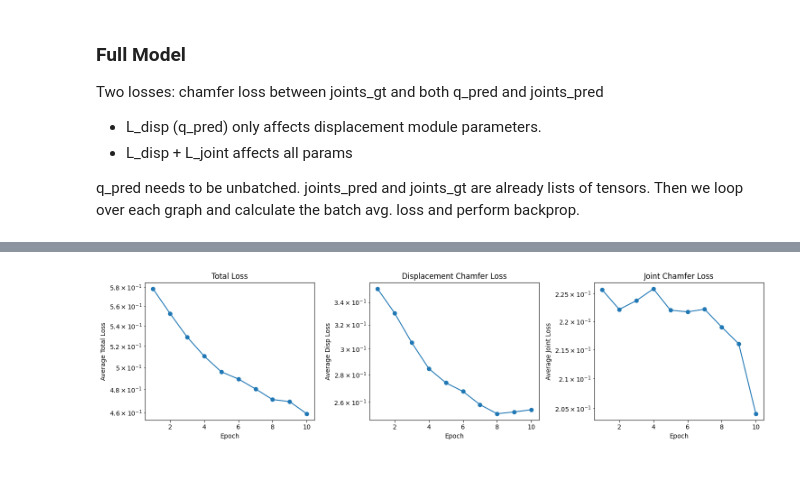
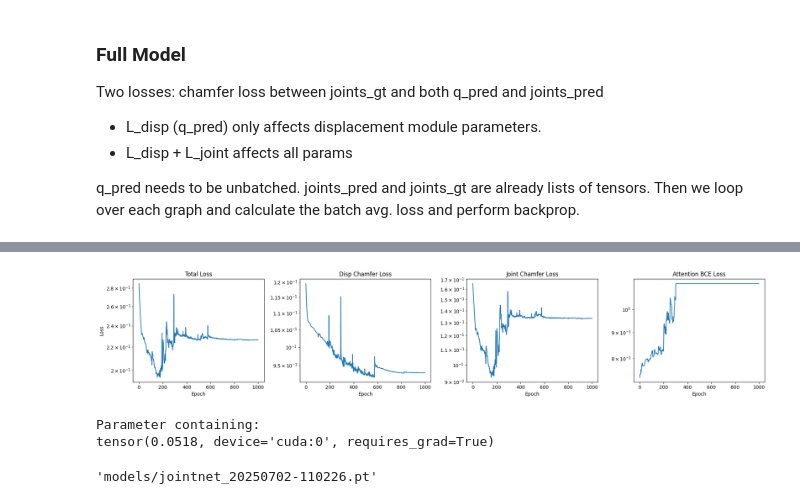
Before and after one commit to govindjoshi12/rignet-gj, a Jupyter notebook: notebooks/batched_overfit.ipynb, the cells around one changed output, grey strips where cells are left out. Drawn from its saved outputs; the diff is of its cells as text; code cells hidden in the pictures; blank space fills up the shorter version.

Commit message:
trained full jointnet and added model for evaluation

```diff
--- a/notebooks/batched_overfit.ipynb
+++ b/notebooks/batched_overfit.ipynb
@@ -400,3 +392,7 @@ def combined_displacement_joint_chamfer_loss(
     L_disp_avg  = torch.stack(disp_losses).mean()
     L_joint_avg = torch.stack(joint_losses).mean()
     return L_disp_avg, L_joint_avg
+# %%
+model = JointNet()
+pretrain_attn_model_path = 'models/attn_module_20250702-030900.pt'
+model.attn_head.load_state_dict(torch.load(pretrain_attn_model_path))
@@ -403,7 +401,13 @@ def combined_displacement_joint_chamfer_loss(
 # %%
-model.to(device)
-lr = 1e-4
-wd = 1e-5
-epochs = 10
+epochs = 1000
+lr=5e-5
+wd = 1e-6
 optimizer = torch.optim.AdamW(model.parameters(), lr=lr, weight_decay=wd)
+scheduler = torch.optim.lr_scheduler.OneCycleLR(
+    optimizer,
+    max_lr=5e-5,
+    total_steps=epochs
+)
+pos_cls_weight = torch.tensor((1 - POS_ATTN_AVG) / POS_ATTN_AVG).to(device)
+attn_criterion = nn.BCEWithLogitsLoss(pos_weight=pos_cls_weight)
 # %%
@@ -469,27 +477,29 @@ for epoch in range(1, epochs+1):
 # %%
-epochs_range = range(1, epochs+1)
-
-# Create a single figure with 3 subplots side by side
-fig, axes = plt.subplots(nrows=1, ncols=3, figsize=(15, 4), tight_layout=True)
+# --- Plot all four curves side by side ---
+epochs_range = range(epochs)
+fig, axes = plt.subplots(ncols=4, figsize=(20,4), tight_layout=True)
 
 # Total loss
-axes[0].semilogy(epochs_range, total_loss_history, marker='o')
+axes[0].semilogy(epochs_range, total_loss_hist)
 axes[0].set_title("Total Loss")
 axes[0].set_xlabel("Epoch")
-axes[0].set_ylabel("Average Total Loss")
+axes[0].set_ylabel("Loss")
 
 # Displacement loss
-axes[1].semilogy(epochs_range, disp_loss_history, marker='o')
-axes[1].set_title("Displacement Chamfer Loss")
+axes[1].semilogy(epochs_range, disp_loss_hist)
+axes[1].set_title("Disp Chamfer Loss")
 axes[1].set_xlabel("Epoch")
-axes[1].set_ylabel("Average Disp Loss")
 
-# Joint loss
-axes[2].semilogy(epochs_range, joint_loss_history, marker='o')
+# Joint prediction loss
+axes[2].semilogy(epochs_range, joint_loss_hist)
 axes[2].set_title("Joint Chamfer Loss")
 axes[2].set_xlabel("Epoch")
-axes[2].set_ylabel("Average Joint Loss")
+
+# Attention loss
+axes[3].semilogy(epochs_range, attn_loss_hist)
+axes[3].set_title("Attention BCE Loss")
+axes[3].set_xlabel("Epoch")
 
 plt.show()
 # %% [output]
-[figure, old version]
+[figure, new version]
@@ -532,0 +506,13 @@ for batch in dl:
+# %%
+model.clustering_head.h
+# %% [output]
+Parameter containing:
+tensor(0.0518, device='cuda:0', requires_grad=True)
+# %%
+save_model(
+    state_dict=model.state_dict(),
+    file_path='models/jointnet.pt',
+    timestamp=True
+)
+# %% [output]
+'models/jointnet_20250702-110226.pt'
```
Also changed, not shown: parts of 15 cells of this notebook, 3 other files.
